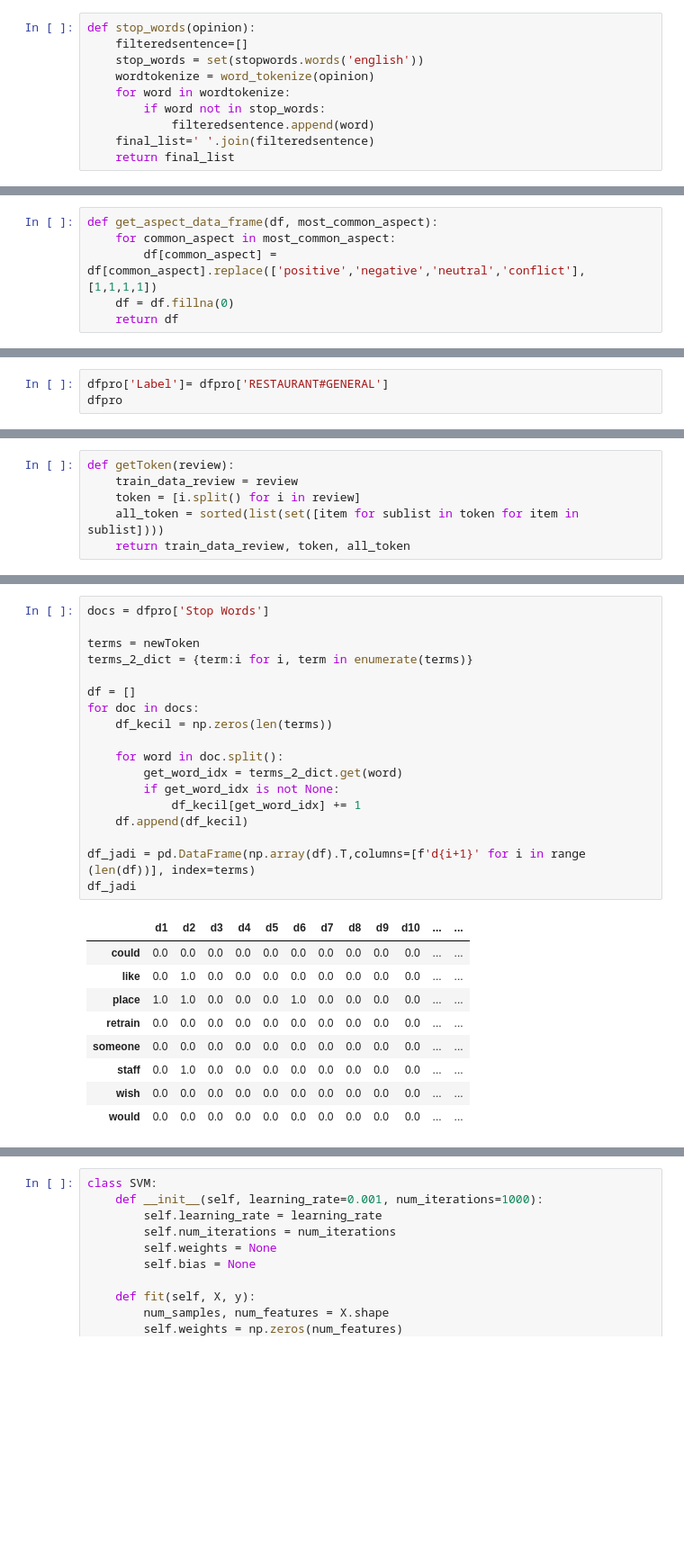
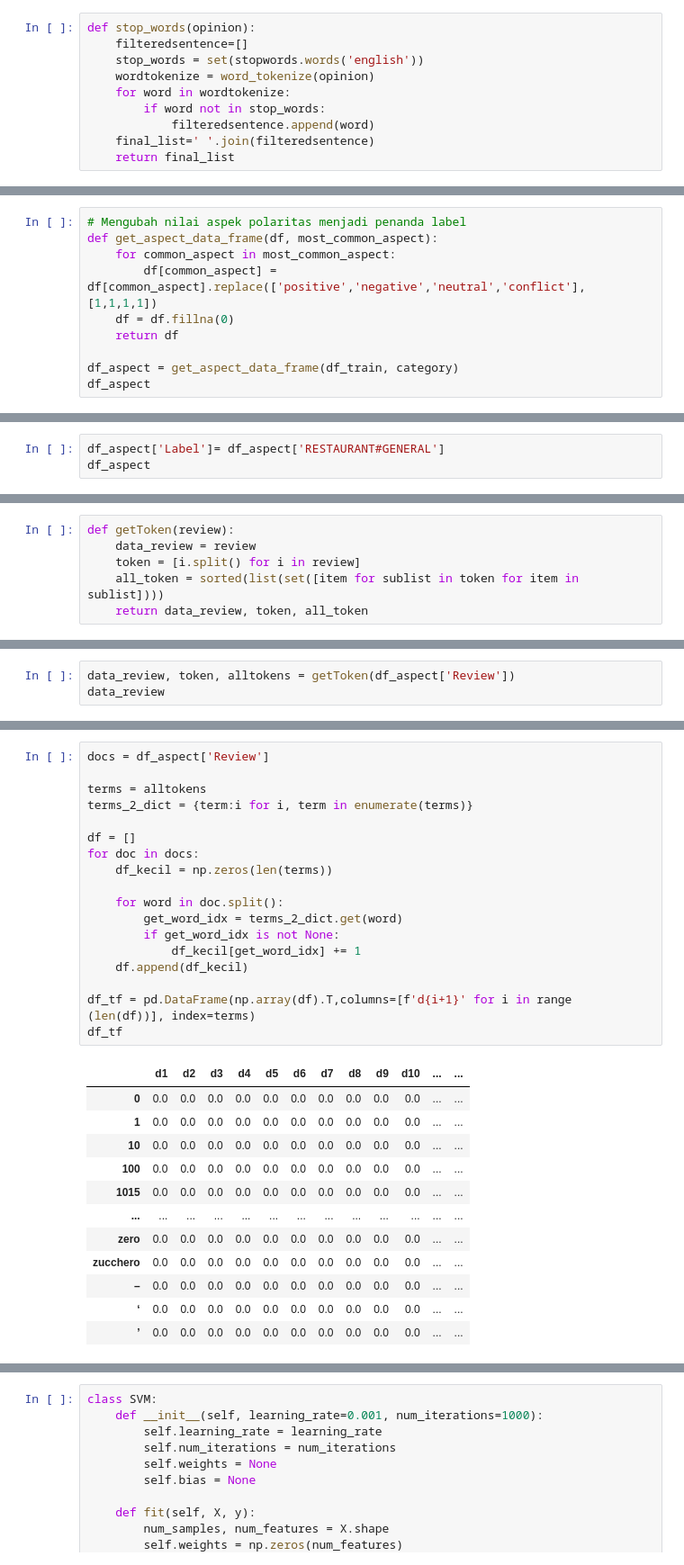
Before and after one commit to andrikofajar/Skripsi-Aspect-Category-Detection, a Jupyter notebook: Aspect-Category-Detection.ipynb, the cells around one changed output, grey strips where cells are left out. Shown at 90% size. Cells and saved outputs as stored; diff of their text form; blank space fills up the shorter version.

```diff
--- a/Aspect-Category-Detection.ipynb
+++ b/Aspect-Category-Detection.ipynb
@@ -250,6 +259,10 @@ df_train
 # %%
+# Mengubah nilai aspek polaritas menjadi penanda label
 def get_aspect_data_frame(df, most_common_aspect):
     for common_aspect in most_common_aspect:
         df[common_aspect] = df[common_aspect].replace(['positive','negative','neutral','conflict'],[1,1,1,1])
     df = df.fillna(0)
     return df
+
+df_aspect = get_aspect_data_frame(df_train, category)
+df_aspect
@@ -273,4 +283,4 @@ dfpro
 # %%
-dfpro['Label']= dfpro['RESTAURANT#GENERAL']
-dfpro
+df_aspect['Label']= df_aspect['RESTAURANT#GENERAL']
+df_aspect
 # %% [output]
@@ -292,6 +304,6 @@ dfpro
 # %%
 def getToken(review):
-    train_data_review = review
+    data_review = review
     token = [i.split() for i in review]
     all_token = sorted(list(set([item for sublist in token for item in sublist])))
-    return train_data_review, token, all_token
+    return data_review, token, all_token
@@ -333,0 +310,3 @@ tokens
+# %%
+data_review, token, alltokens = getToken(df_aspect['Review'])
+data_review
@@ -373,28 +376,31 @@ len(newToken)
 # %%
-docs = dfpro['Stop Words']
+docs = df_aspect['Review']
 
-terms = newToken
+terms = alltokens
 terms_2_dict = {term:i for i, term in enumerate(terms)}
 
 df = []
 for doc in docs:
     df_kecil = np.zeros(len(terms))
 
     for word in doc.split():
         get_word_idx = terms_2_dict.get(word)
         if get_word_idx is not None:
             df_kecil[get_word_idx] += 1
     df.append(df_kecil)
 
-df_jadi = pd.DataFrame(np.array(df).T,columns=[f'd{i+1}' for i in range (len(df))], index=terms)
-df_jadi
+df_tf = pd.DataFrame(np.array(df).T,columns=[f'd{i+1}' for i in range (len(df))], index=terms)
+df_tf
 # %% [output]
 |  | d1 | d2 | d3 | d4 | d5 | d6 | d7 | d8 | d9 | d10 | ... | ... |
-| could | 0.0 | 0.0 | 0.0 | 0.0 | 0.0 | 0.0 | 0.0 | 0.0 | 0.0 | 0.0 | ... | ... |
-| like | 0.0 | 1.0 | 0.0 | 0.0 | 0.0 | 0.0 | 0.0 | 0.0 | 0.0 | 0.0 | ... | ... |
-| place | 1.0 | 1.0 | 0.0 | 0.0 | 0.0 | 1.0 | 0.0 | 0.0 | 0.0 | 0.0 | ... | ... |
-| retrain | 0.0 | 0.0 | 0.0 | 0.0 | 0.0 | 0.0 | 0.0 | 0.0 | 0.0 | 0.0 | ... | ... |
-| someone | 0.0 | 0.0 | 0.0 | 0.0 | 0.0 | 0.0 | 0.0 | 0.0 | 0.0 | 0.0 | ... | ... |
-| staff | 0.0 | 1.0 | 0.0 | 0.0 | 0.0 | 0.0 | 0.0 | 0.0 | 0.0 | 0.0 | ... | ... |
-| wish | 0.0 | 0.0 | 0.0 | 0.0 | 0.0 | 0.0 | 0.0 | 0.0 | 0.0 | 0.0 | ... | ... |
-| would | 0.0 | 0.0 | 0.0 | 0.0 | 0.0 | 0.0 | 0.0 | 0.0 | 0.0 | 0.0 | ... | ... |
+| 0 | 0.0 | 0.0 | 0.0 | 0.0 | 0.0 | 0.0 | 0.0 | 0.0 | 0.0 | 0.0 | ... | ... |
+| 1 | 0.0 | 0.0 | 0.0 | 0.0 | 0.0 | 0.0 | 0.0 | 0.0 | 0.0 | 0.0 | ... | ... |
+| 10 | 0.0 | 0.0 | 0.0 | 0.0 | 0.0 | 0.0 | 0.0 | 0.0 | 0.0 | 0.0 | ... | ... |
+| 100 | 0.0 | 0.0 | 0.0 | 0.0 | 0.0 | 0.0 | 0.0 | 0.0 | 0.0 | 0.0 | ... | ... |
+| 1015 | 0.0 | 0.0 | 0.0 | 0.0 | 0.0 | 0.0 | 0.0 | 0.0 | 0.0 | 0.0 | ... | ... |
+| ... | ... | ... | ... | ... | ... | ... | ... | ... | ... | ... | ... | ... |
+| zero | 0.0 | 0.0 | 0.0 | 0.0 | 0.0 | 0.0 | 0.0 | 0.0 | 0.0 | 0.0 | ... | ... |
+| zucchero | 0.0 | 0.0 | 0.0 | 0.0 | 0.0 | 0.0 | 0.0 | 0.0 | 0.0 | 0.0 | ... | ... |
+| – | 0.0 | 0.0 | 0.0 | 0.0 | 0.0 | 0.0 | 0.0 | 0.0 | 0.0 | 0.0 | ... | ... |
+| ‘ | 0.0 | 0.0 | 0.0 | 0.0 | 0.0 | 0.0 | 0.0 | 0.0 | 0.0 | 0.0 | ... | ... |
+| ’ | 0.0 | 0.0 | 0.0 | 0.0 | 0.0 | 0.0 | 0.0 | 0.0 | 0.0 | 0.0 | ... | ... |
```
Also changed, not shown: parts of 71 cells of this notebook.
